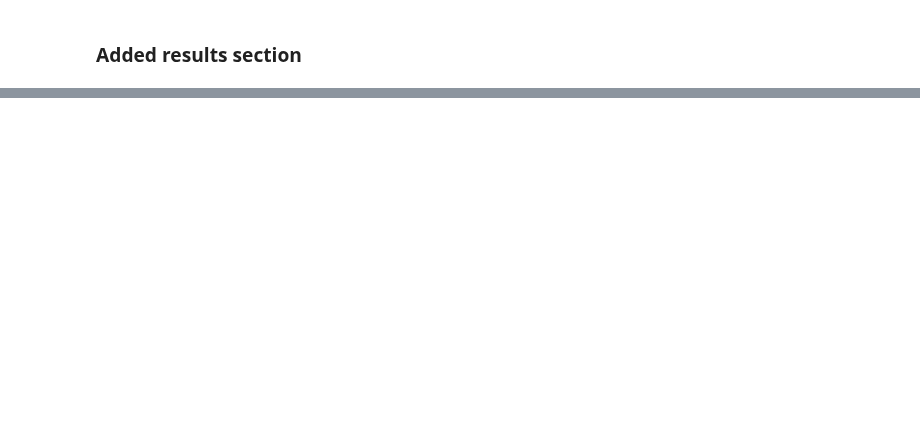
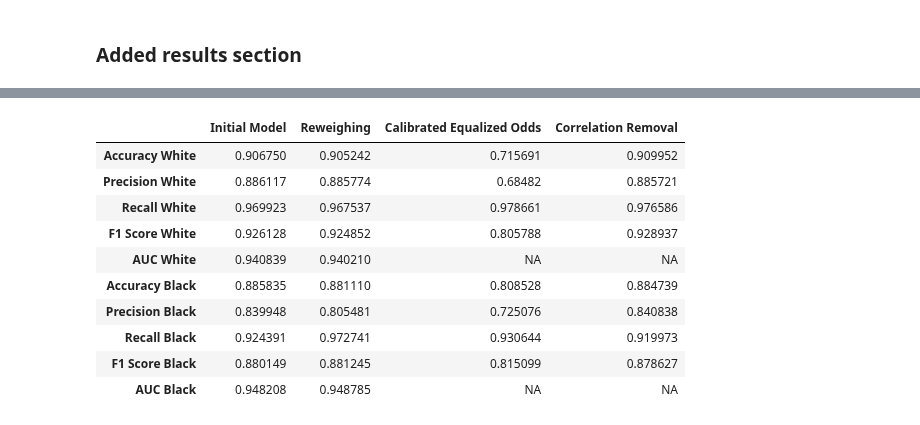
Before and after one commit to HaukeSchwarz/Thesis, a Jupyter notebook: notebooks/Aggregated_Result_Analysis.ipynb, the cells around one changed output, grey strips where cells are left out. Drawn from its saved outputs; the diff is of its cells as text; code cells hidden in the pictures; blank space fills up the shorter version.

```diff
--- a/notebooks/Aggregated_Result_Analysis.ipynb
+++ b/notebooks/Aggregated_Result_Analysis.ipynb
@@ -81,0 +95,14 @@ plt.show()
+# %%
+race_score_df
+# %% [output]
+|  | Initial Model | Reweighing | Calibrated Equalized Odds | Correlation Removal |
+| Accuracy White | 0.906750 | 0.905242 | 0.715691 | 0.909952 |
+| Precision White | 0.886117 | 0.885774 | 0.68482 | 0.885721 |
+| Recall White | 0.969923 | 0.967537 | 0.978661 | 0.976586 |
+| F1 Score White | 0.926128 | 0.924852 | 0.805788 | 0.928937 |
+| AUC White | 0.940839 | 0.940210 | NA | NA |
+| Accuracy Black | 0.885835 | 0.881110 | 0.808528 | 0.884739 |
+| Precision Black | 0.839948 | 0.805481 | 0.725076 | 0.840838 |
+| Recall Black | 0.924391 | 0.972741 | 0.930644 | 0.919973 |
+| F1 Score Black | 0.880149 | 0.881245 | 0.815099 | 0.878627 |
+| AUC Black | 0.948208 | 0.948785 | NA | NA |
```
Also changed, not shown: parts of 7 cells of this notebook.
